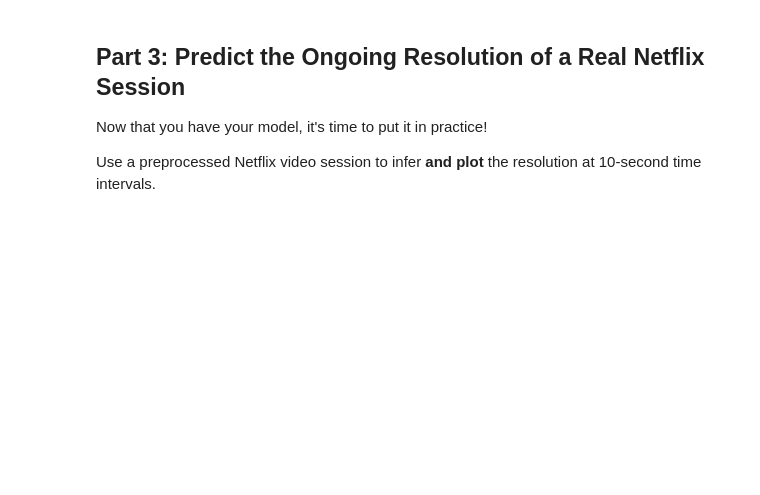
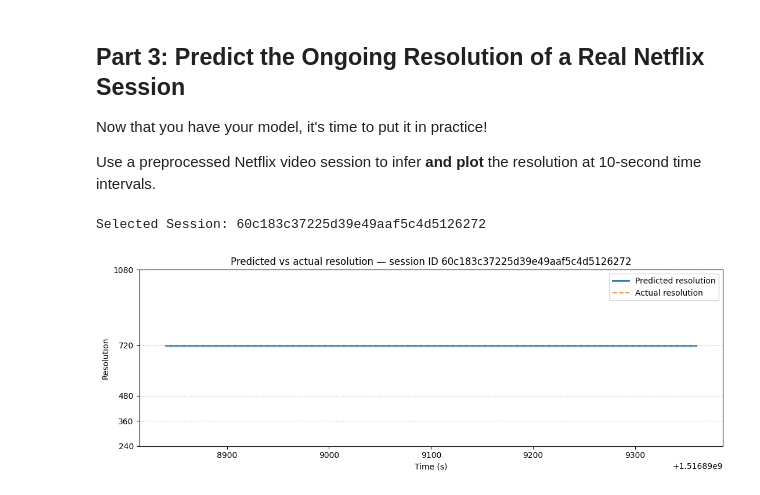
Before and after one commit to noise-course/video-quality-of-experience-rajatkha-maroon, a Jupyter notebook: 1-Video-Quality-Inference.ipynb, the cells around one changed output. Saved outputs shown, nothing was run; the diff lists cells and outputs as text; code cells hidden in the pictures; blank space fills up the shorter version.

```diff
--- a/1-Video-Quality-Inference.ipynb
+++ b/1-Video-Quality-Inference.ipynb
@@ -301,31 +360,34 @@ test_session = test_raw[test_raw[sess_col] == selected_session].copy()
 print("Selected Session:", selected_session)
 
 feat_cols = list(x_train.columns)
 agg_test_session = (
     test_session.groupby("time_bin")[feat_cols]
        .median()
        .reset_index()
 )
 x_agg_test_session = agg_test_session[feat_cols].copy()
 
 agg_test_session["pred_resolution"] = best_model.predict(x_agg_test_session)
 
 # Selecting most frequest resolution in time bins for that session
 actual_resolution = (
     test_session.groupby("time_bin")["resolution"]
        .agg(lambda s: s.mode().iloc[0] if not s.mode().empty else np.nan)
        .reset_index()
 )
-final_plot_df = agg_one.merge(true_resolution, on="time_bin", how="left")
+final_plot_df = agg_test_session.merge(actual_resolution, on="time_bin", how="left")
 
 plt.figure(figsize=(11,4))
 plt.step(final_plot_df["time_bin"], final_plot_df["pred_resolution"], where="post", linewidth=2, label="Predicted resolution")
 plt.step(final_plot_df["time_bin"], final_plot_df["resolution"], where="post", linestyle="--", alpha=0.8, label="Actual resolution")
 plt.yticks([240, 360, 480, 720, 1080])
 plt.xlabel("Time (s)")
 plt.ylabel("Resolution")
 plt.title(f"Predicted vs actual resolution — session ID {selected_session}")
 plt.grid(True, axis="y", linestyle=":")
 plt.legend()
 plt.tight_layout()
 plt.show()
+# %% [output]
+Selected Session: 60c183c37225d39e49aaf5c4d5126272
+[figure, added]
```
Also changed, not shown: parts of 7 cells of this notebook.
